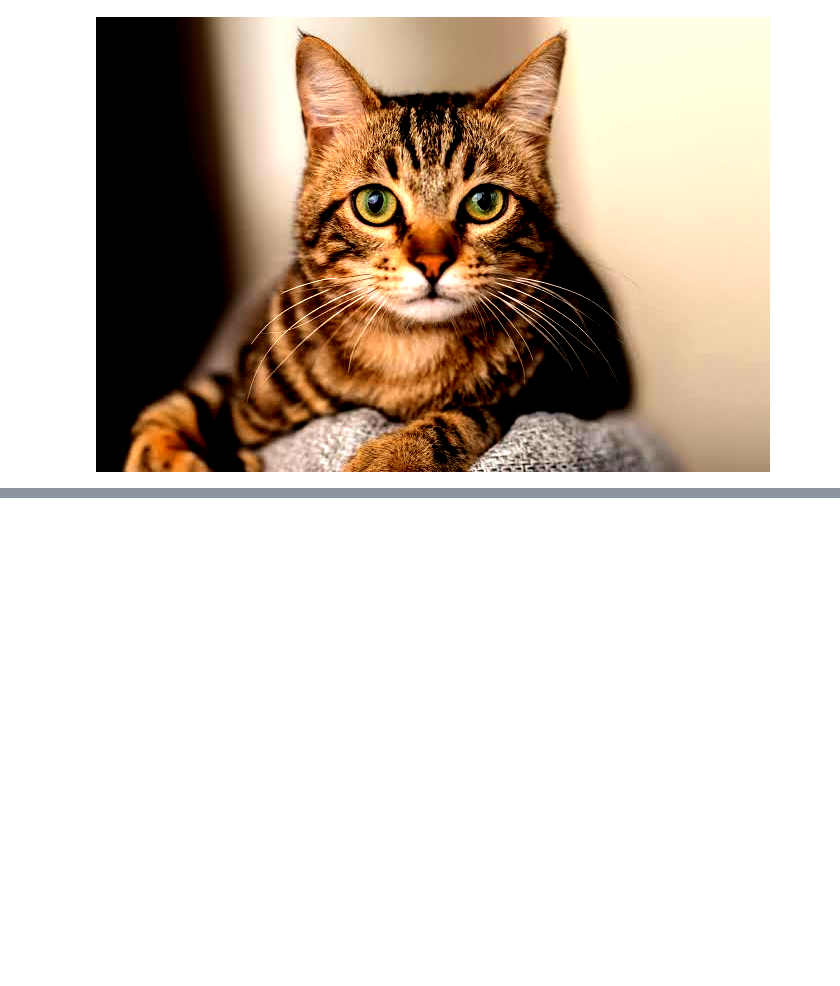
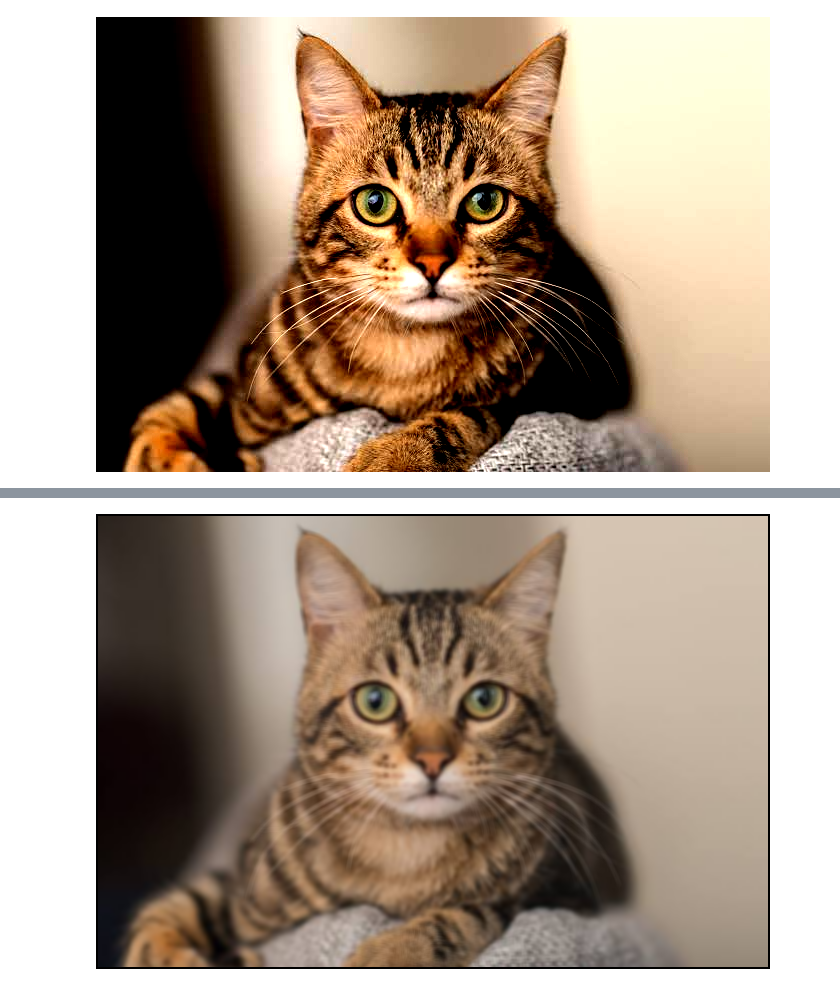
Before and after one commit to dawoodafzal62138/My-ML-Journey, a Jupyter notebook: Phase 2/Projects/Image Processor Without Libraries/Image Processor Without Libraries.ipynb, the cells around one changed output, grey strips where cells are left out. Drawn from its saved outputs; the diff is of its cells as text; code cells hidden in the pictures; blank space fills up the shorter version.

Commit message:
[Image Processor Without Libraries] add proper explaination in a markdown cell , Readme updated , Project Completed

```diff
--- a/Phase 2/Projects/Image Processor Without Libraries/Image Processor Without Libraries.ipynb
+++ b/Phase 2/Projects/Image Processor Without Libraries/Image Processor Without Libraries.ipynb
@@ -60,18 +100,20 @@ contrast(2.0)
 # %%
 
 
 def blur(kernel_size):
     output = np.zeros_like(image_array)
     pad = kernel_size // 2
     h, w, c = image_array.shape
 
     for i in range(pad, h - pad):
         for j in range(pad, w - pad):
 
             patch = image_array[i - pad : i + pad + 1, j - pad : j + pad + 1]
 
             output[i, j] = np.mean(patch, axis=(0,1))
 
     return Image.fromarray(output)
 
-blurred_image = blur(5)
+blur(5)
+# %% [output]
+[figure, added]
```
Also changed, not shown: parts of 8 cells of this notebook, 1 other file.
